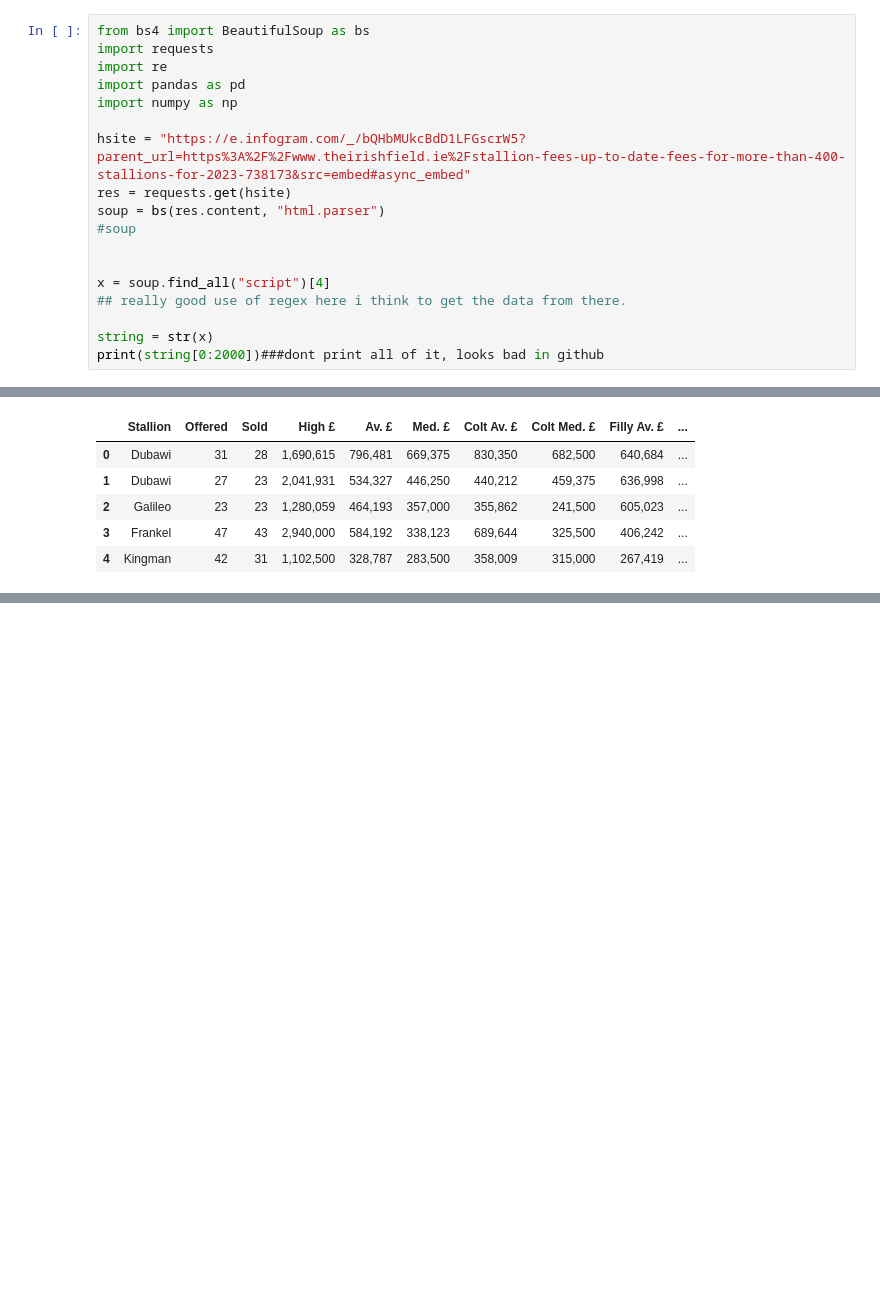
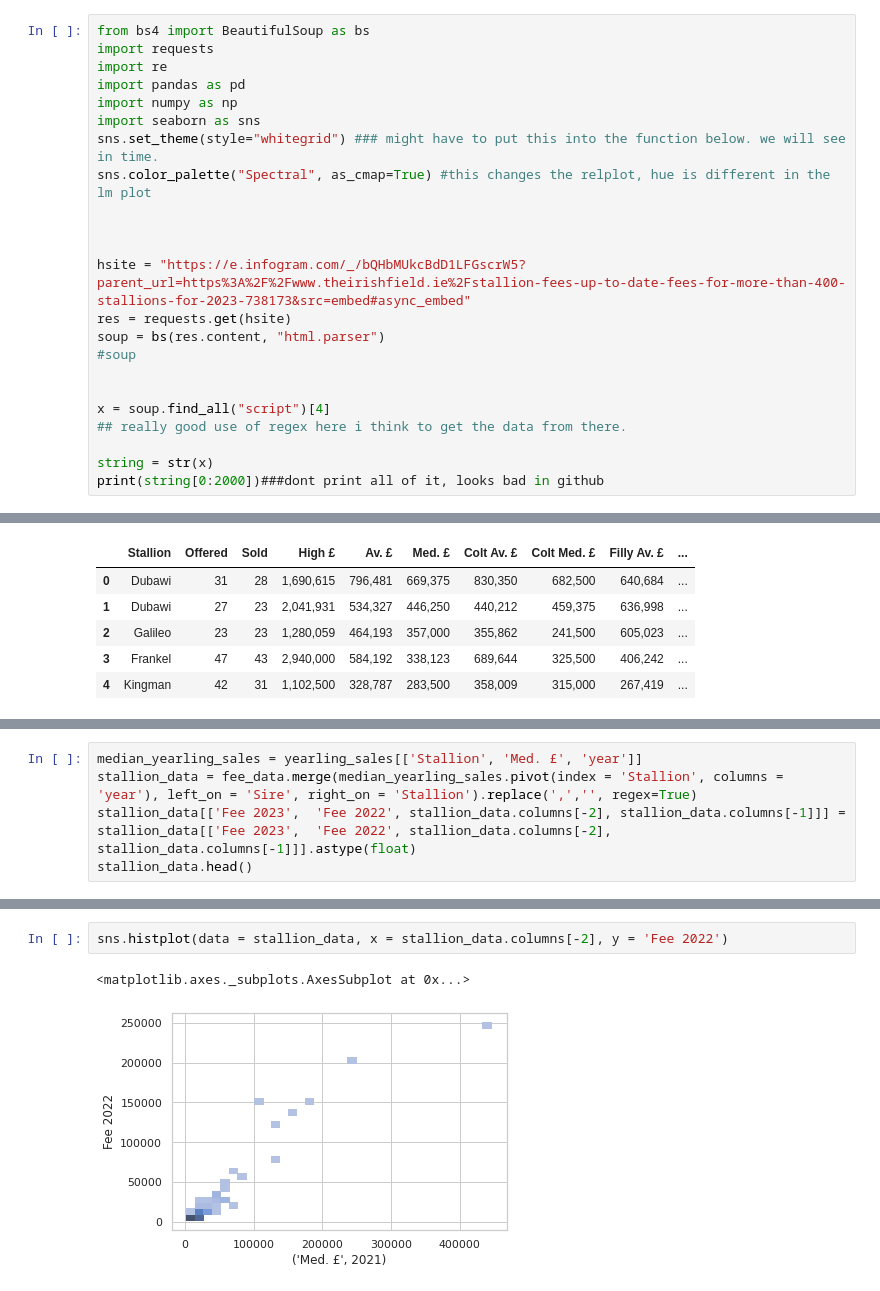
Before and after one commit to samkirwanppb/UCDPA_SamKirwan, a Jupyter notebook: fee_scraper.ipynb, the cells around one changed output, grey strips where cells are left out. Cells and saved outputs as stored; diff of their text form; blank space fills up the shorter version.

Commit message:
Data Set is close to being cleaned

```diff
--- a/fee_scraper.ipynb
+++ b/fee_scraper.ipynb
@@ -6,6 +8,11 @@ import requests
 import re
 import pandas as pd
 import numpy as np
+import seaborn as sns
+sns.set_theme(style="whitegrid") ### might have to put this into the function below. we will see in time.
+sns.color_palette("Spectral", as_cmap=True) #this changes the relplot, hue is different in the lm plot
+
+
 
 hsite = "https://e.infogram.com/_/bQHbMUkcBdD1LFGscrW5?parent_url=https%3A%2F%2Fwww.theirishfield.ie%2Fstallion-fees-up-to-date-fees-for-more-than-400-stallions-for-2023-738173&src=embed#async_embed"
 res = requests.get(hsite)
@@ -198,0 +232,5 @@ yearling_sales.head()
+# %%
+median_yearling_sales = yearling_sales[['Stallion', 'Med. £', 'year']]
+stallion_data = fee_data.merge(median_yearling_sales.pivot(index = 'Stallion', columns = 'year'), left_on = 'Sire', right_on = 'Stallion').replace(',','', regex=True)
+stallion_data[['Fee 2023',	'Fee 2022', stallion_data.columns[-2], stallion_data.columns[-1]]] = stallion_data[['Fee 2023',	'Fee 2022', stallion_data.columns[-2], stallion_data.columns[-1]]].astype(float)
+stallion_data.head()
@@ -198,0 +244,5 @@ yearling_sales.head()
+# %%
+sns.histplot(data = stallion_data, x = stallion_data.columns[-2], y = 'Fee 2022')
+# %% [output]
+<matplotlib.axes._subplots.AxesSubplot at 0x...>
+[figure, added]
```
Also changed, not shown: parts of 18 cells of this notebook.
